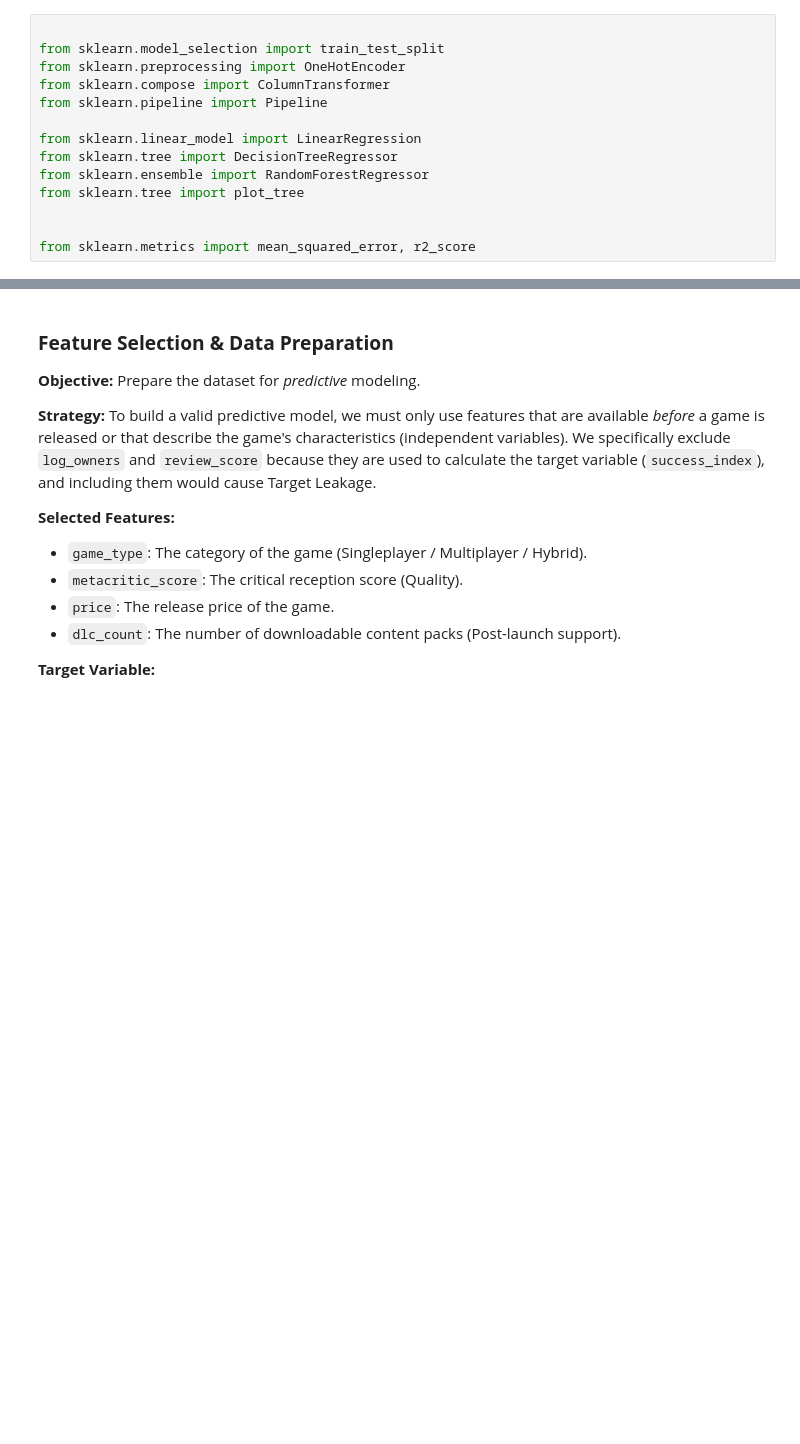
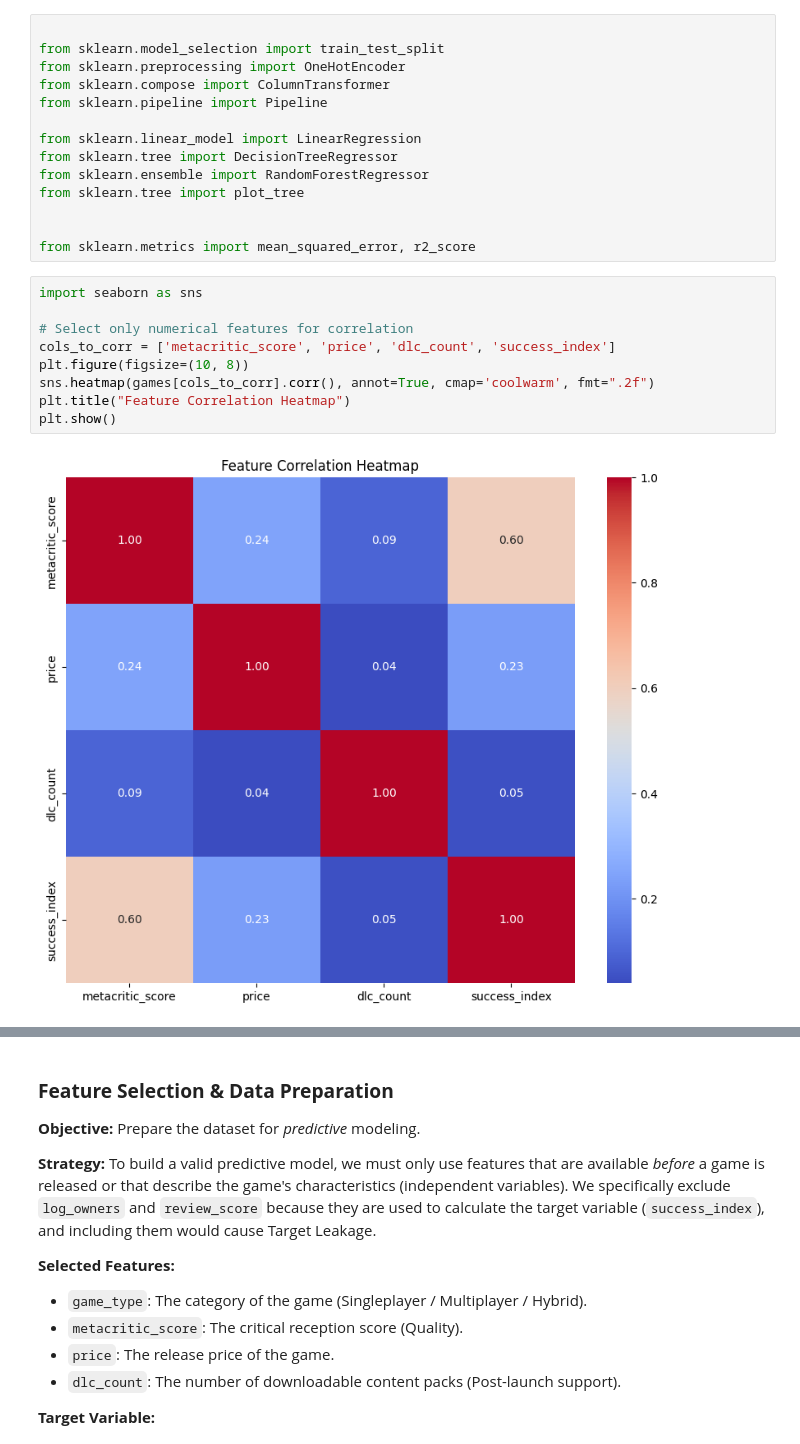
Before and after one commit to tunaslantay/DSA210-project, a Jupyter notebook: ML.ipynb, the cells around one changed output, grey strips where cells are left out. Saved outputs shown, nothing was run; the diff lists cells and outputs as text; blank space fills up the shorter version.

```diff
--- a/ML.ipynb
+++ b/ML.ipynb
@@ -18,5 +18,16 @@ from sklearn.tree import plot_tree
 
 
 from sklearn.metrics import mean_squared_error, r2_score
+# %%
+import seaborn as sns
+
+# Select only numerical features for correlation
+cols_to_corr = ['metacritic_score', 'price', 'dlc_count', 'success_index']
+plt.figure(figsize=(10, 8))
+sns.heatmap(games[cols_to_corr].corr(), annot=True, cmap='coolwarm', fmt=".2f")
+plt.title("Feature Correlation Heatmap")
+plt.show()
+# %% [output]
+[figure, added]
 # %%
 # 2. Feature Selection
```
Also changed, not shown: parts of 6 cells of this notebook.
